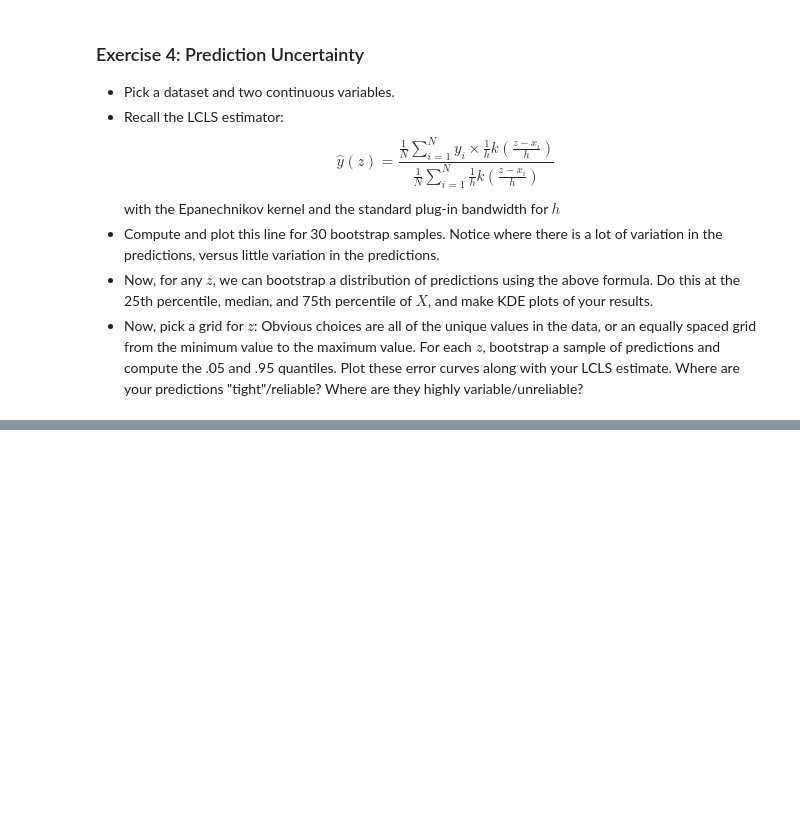
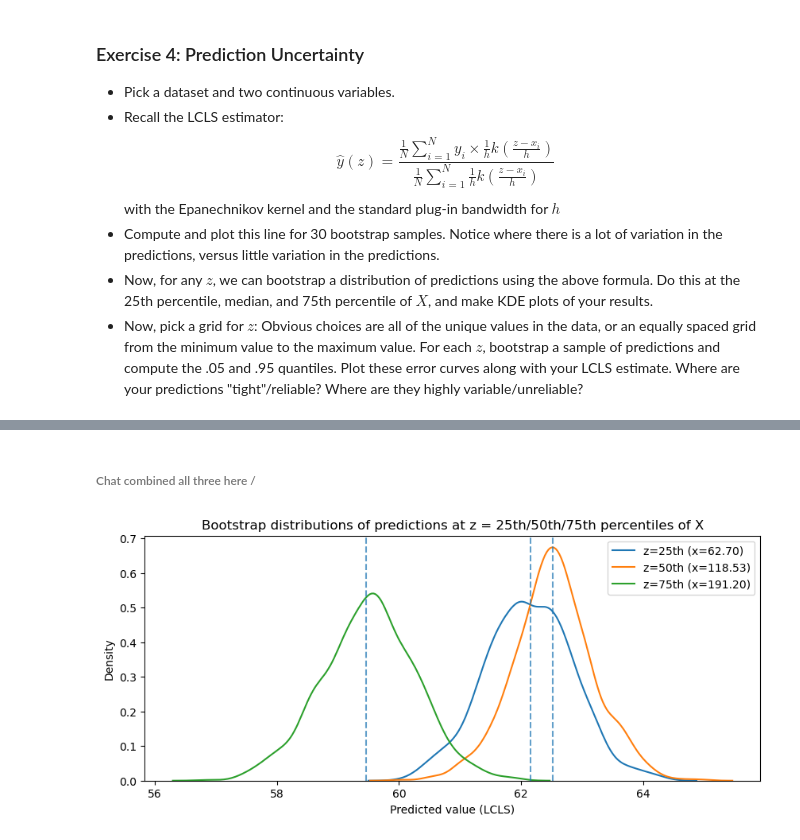
Before and after one commit to JamesSweatIII/assignment4ds5030, a Jupyter notebook: assignment_4.ipynb, the cells around one changed output, grey strips where cells are left out. Saved outputs shown, nothing was run; the diff lists cells and outputs as text; code cells hidden in the pictures; blank space fills up the shorter version.

```diff
--- a/assignment_4.ipynb
+++ b/assignment_4.ipynb
@@ -152,0 +270,50 @@ with the Epanechnikov kernel and the standard plug-in bandwidth for $h$
+# %% [markdown]
+###### Chat combined all three here \/
+# %%
+def lcls_predict_at_z(x, y, z0, h=None):
+    x = np.asarray(x); y = np.asarray(y); z0 = float(z0)
+    n = len(x)
+    if h is None:
+        iqr = np.quantile(x, 0.95) - np.quantile(x, 0.05)
+        h = 0.9 * min(np.std(x, ddof=1), iqr/1.34) * (n ** -0.2)
+        if not np.isfinite(h) or h <= 0: h = np.std(x, ddof=1) * (n ** -0.2) + 1e-8
+    w = np.exp(-(x - z0)**2 / (2*h*h)) / np.sqrt(2*np.pi*h*h)
+    denom = w.sum() + 1e-12
+    return float((w @ y) / denom), h
+
+def bootstrap_pred_at_z(df, x_col, y_col, z0, S=500, reuse_bandwidth=False):
+    x = df[x_col].to_numpy(); y = df[y_col].to_numpy()
+    _, h_main = lcls_predict_at_z(x, y, z0, h=None)
+    preds = np.empty(S)
+    n = len(df)
+    for s in range(S):
+        idx = np.random.randint(0, n, size=n)
+        x_s, y_s = x[idx], y[idx]
+        h_use = h_main if reuse_bandwidth else None
+        preds[s], _ = lcls_predict_at_z(x_s, y_s, z0, h=h_use)
+    y_main, _ = lcls_predict_at_z(x, y, z0, h=h_main)
+    return preds, y_main
+
+X = e_df['Overall Survival (Months)']
+Y = e_df['Age at Diagnosis']
+
+z25, z50, z75 = np.quantile(X, [0.25, 0.50, 0.75])
+
+preds25, ymain25 = bootstrap_pred_at_z(e_df, 'Overall Survival (Months)', 'Age at Diagnosis', z25, S=1000)
+preds50, ymain50 = bootstrap_pred_at_z(e_df, 'Overall Survival (Months)', 'Age at Diagnosis', z50, S=1000)
+preds75, ymain75 = bootstrap_pred_at_z(e_df, 'Overall Survival (Months)', 'Age at Diagnosis', z75, S=1000)
+
+plt.figure(figsize=(10,4))
+ax = plt.gca()
+sns.kdeplot(preds25, ax=ax, label=f'z=25th (x={z25:.2f})')
+sns.kdeplot(preds50, ax=ax, label=f'z=50th (x={z50:.2f})')
+sns.kdeplot(preds75, ax=ax, label=f'z=75th (x={z75:.2f})')
+ax.axvline(ymain25, linestyle='--', alpha=.7)
+ax.axvline(ymain50, linestyle='--', alpha=.7)
+ax.axvline(ymain75, linestyle='--', alpha=.7)
+ax.set_title('Bootstrap distributions of predictions at z = 25th/50th/75th percentiles of X')
+ax.set_xlabel('Predicted value (LCLS)')
+ax.legend()
+plt.show()
+# %% [output]
+[figure, added]
```
Also changed, not shown: parts of 14 cells of this notebook.
